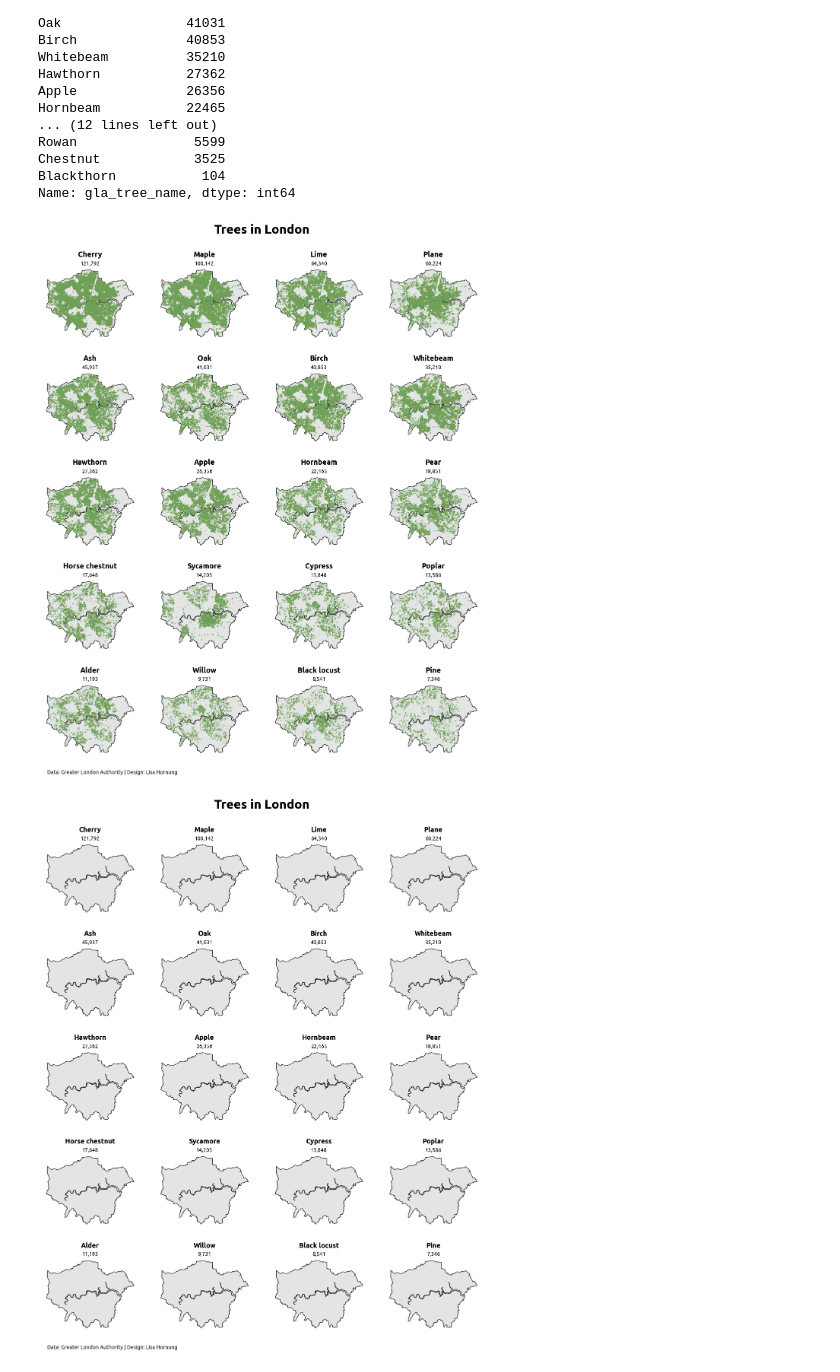
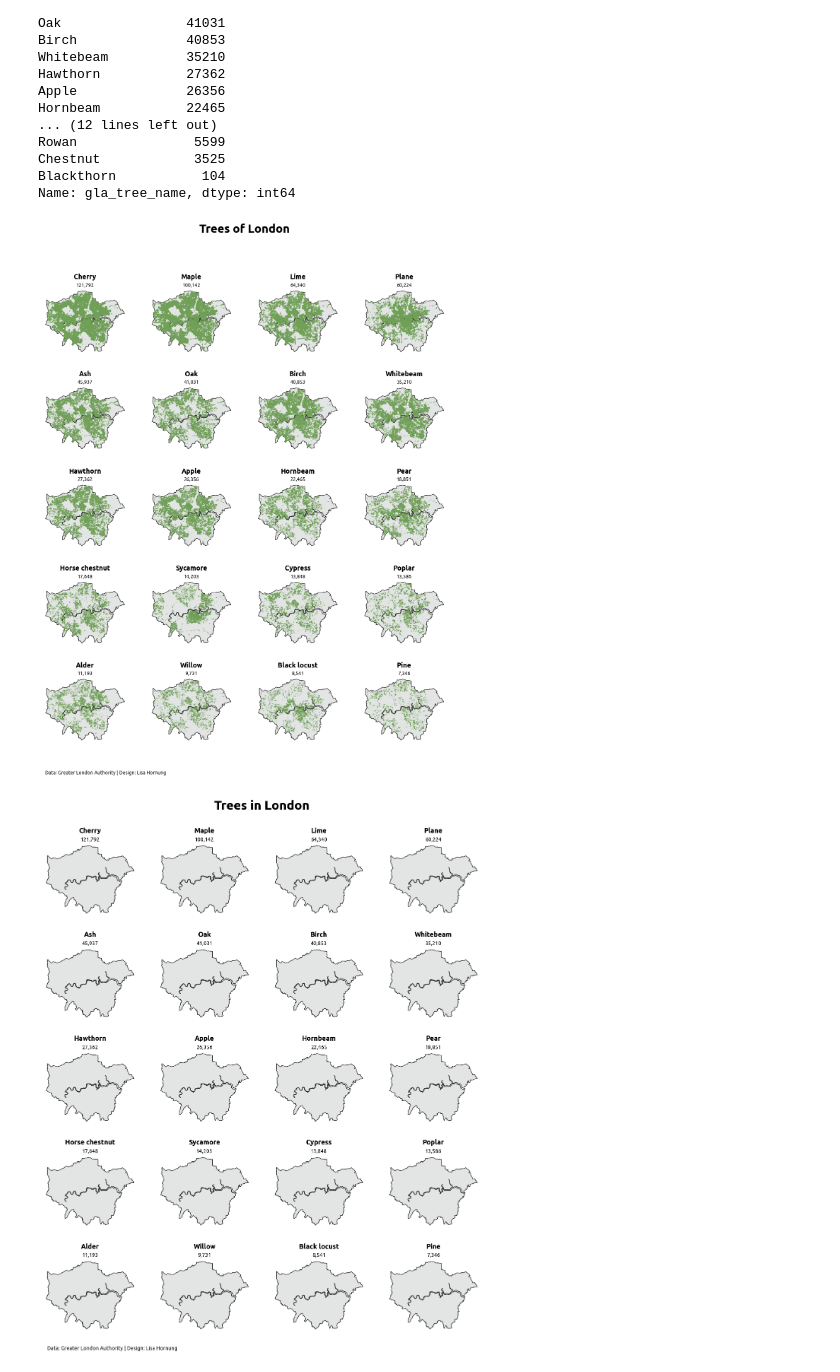
Before and after one commit to Lisa-Ho/30-day-map-challenge, a Jupyter notebook: 2022/Day4/Trees-in-London.ipynb, the cells around one changed output. Cells and saved outputs as stored; diff of their text form; code cells hidden in the pictures.

Commit message:
amended visual slightly

```diff
--- a/2022/Day4/Trees-in-London.ipynb
+++ b/2022/Day4/Trees-in-London.ipynb
@@ -17,11 +24,8 @@ london = regions[regions["RGN21NM"]=="London"]
 df = pd.read_csv("Borough_tree_list_2021July.csv")
 # %%
 #prepare dataset
-crs = {'init':'EPSG:4326'}
 geometry = [Point(xy) for xy in zip(df['longitude'].astype(float), df['latitude'].astype(float))]
-geo_df = gpd.GeoDataFrame(df,
-                          crs = crs,
-                          geometry = geometry)
+geo_df = gpd.GeoDataFrame(df, crs = 'EPSG:4326', geometry = geometry)
 geo_df.head()
 # %% [output]
 |  | objectid | borough | maintainer | gla_tree_name | tree_name | taxon_name | common_name | age | age_group | ... |
@@ -65,40 +69,40 @@ fig, axs = plt.subplot_mosaic([['Cherry', 'Maple','Lime', 'Plane' ],
                                ['Horse chestnut', 'Sycamore', 'Cypress', 'Poplar'],
                                ['Alder', 'Willow', 'Black locust', 'Pine']],
                               figsize=(12, 14))
-plt.subplots_adjust(left=0.01, bottom=0.03, right=0.99, top=0.95, wspace=0.1, hspace=0.4)
+plt.subplots_adjust(left=0.01, bottom=0.03, right=0.99, top=0.95, wspace=0.1, hspace=0.45)
 fig.set_facecolor(cols["bg"])
 
 for ax in axs:
     london.to_crs(epsg=4326).plot(ax=axs[ax], color=cols["maps"], edgecolor='#333333', linewidth=1)
 
     #plot trees
     data = geo_df[geo_df["gla_tree_name"]==ax]
     data.plot(color="#70A057",
              ax=axs[ax],
-             markersize=0.1,
+             markersize=0.05,
             alpha=0.85)
 
     #format axis
     axs[ax].axis('off')
     xmin, xmax = axs[ax].get_xlim()
     axs[ax].text((xmin+xmax)/2, 51.77, ax, fontsize=14, fontproperties=title_font,
                  ha="center", clip_on=False)
     axs[ax].text((xmin+xmax)/2, 51.72, '{:,.0f}'.format(len(data)), fontsize=10, fontproperties=label_font,
                  ha="center", clip_on=False)
     axs[ax].set_facecolor(cols["bg"])
 
 #title and footer
-fig.suptitle('Trees in London', fontsize=24, y=1.03, fontproperties=title_font)
-fig.text(0.03, 0, "Data: Greater London Authority | Design: Lisa Hornung", fontsize=10, ha='left',va="center",
+fig.suptitle('Trees of London', fontsize=24, y=1.08, fontproperties=title_font)
+fig.text(0.03, -0.03, "Data: Greater London Authority | Design: Lisa Hornung", fontsize=10, ha='left',va="center",
              fontweight="normal", color="#111111" ,fontproperties=label_font)
 
 # ==========
 #save
-plt.savefig("trees-in-london.png", bbox_inches='tight',  transparent=False, pad_inches=0.15)
+plt.savefig("trees-in-london-v2.png", bbox_inches='tight',  transparent=False, pad_inches=0.70)
 
 plt.show()
 # %% [output]
-[figure, old version]
+[figure, new version]
 # %%
 # design and format layout before plotting trees
 cols = {"bg": "white", "maps": "#E3E5E5", "Cherry": "#539158", "Maple": "#ADB67C", "Lime": "#72A090", 'Plane' : "#458969",
```
Also changed, not shown: parts of 3 cells of this notebook.
